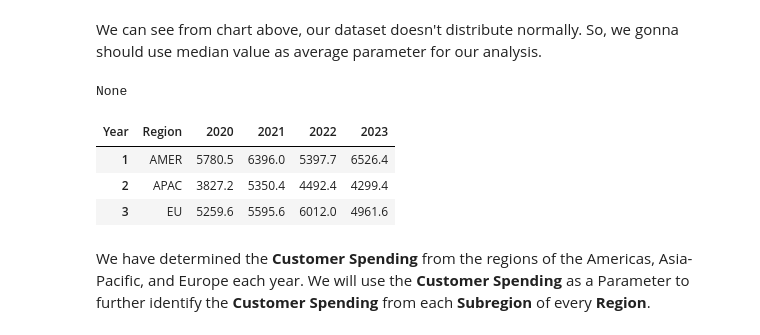
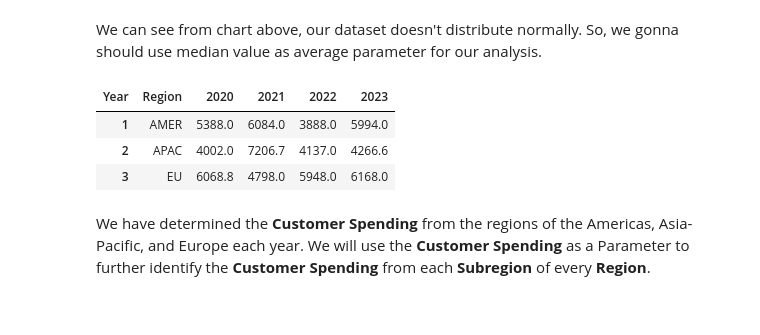
Before and after one commit to nickscoffee/gammaproject, a Jupyter notebook: Shidqi_Capstone Project Module 2_JCDS 0406-011.ipynb, the cells around one changed output. Saved outputs shown, nothing was run; the diff lists cells and outputs as text; code cells hidden in the pictures.

```diff
--- a/Shidqi_Capstone Project Module 2_JCDS 0406-011.ipynb
+++ b/Shidqi_Capstone Project Module 2_JCDS 0406-011.ipynb
@@ -146,12 +152,18 @@ source['Date Key'] = source['Order Date'].dt.year.astype('object')
 #Rename Date Key become Year
 source = source.rename(columns={'Date Key':'Year'})
 
-#Multiply Sales and Profit
+#Multiply Sales and Profit with 100
 source['Sales'] = source['Sales']*100
 source['Profit'] = source['Profit']*100
 
-#Make Row ID as Index
-source.set_index('Row ID', inplace=True)
+#Delete Row ID Column
+source.drop('Row ID', axis=1, inplace=True)
+
+#Sort by Order ID
+source.sort_values(by='Order ID', inplace=True)
+source.reset_index(inplace=True)
+#Delete Index Column
+source.drop('index', axis=1, inplace=True)
 
 display(source.describe(), source.describe(include='object'), source)
 # %% [output]
@@ -615,3 +774,6 @@ The analysis will consider the following data points from our dataset:
+# %%
+#Remove SMB and Strategic Segment
+source = source[source['Segment'] == 'Enterprise']
 # %% [markdown]
 **Based on Region**
 
@@ -713,22 +870,22 @@ We can see from chart above, our dataset doesn't distribute normally. So, we gon
 # %%
 #Compute Customer Spending Every Region
 customer_spending = source.pivot_table(index='Region', columns='Year', values='Sales', aggfunc='median')
 customer_spending.reset_index(inplace=True)
 customer_spending = customer_spending[1:]
 customer_spending = customer_spending.round(2)
 
 #Create Bar Chart
 fig_spending = px.bar(customer_spending, x='Region', y=[c for c in customer_spending.columns if c != 'Region'],
              title='Spending Customer per Year and Region in thousand USD',
              labels={'value': 'Customer Spending', 'variable': 'Year'},
              barmode='group')
-display(fig_spending.show(), customer_spending)
+fig_spending.show()
+display(customer_spending)
 # %% [output]
-None
 | Year | Region | 2020 | 2021 | 2022 | 2023 |
-| 1 | AMER | 5780.5 | 6396.0 | 5397.7 | 6526.4 |
-| 2 | APAC | 3827.2 | 5350.4 | 4492.4 | 4299.4 |
-| 3 | EU | 5259.6 | 5595.6 | 6012.0 | 4961.6 |
+| 1 | AMER | 5388.0 | 6084.0 | 3888.0 | 5994.0 |
+| 2 | APAC | 4002.0 | 7206.7 | 4137.0 | 4266.6 |
+| 3 | EU | 6068.8 | 4798.0 | 5948.0 | 6168.0 |
 # %% [markdown]
 We have determined the **Customer Spending** from the regions of the Americas, Asia-Pacific, and Europe each year. We will use the **Customer Spending** as a Parameter to further identify the **Customer Spending** from each **Subregion** of every **Region**.
 # %% [markdown]
```
Also changed, not shown: parts of 42 cells of this notebook.
